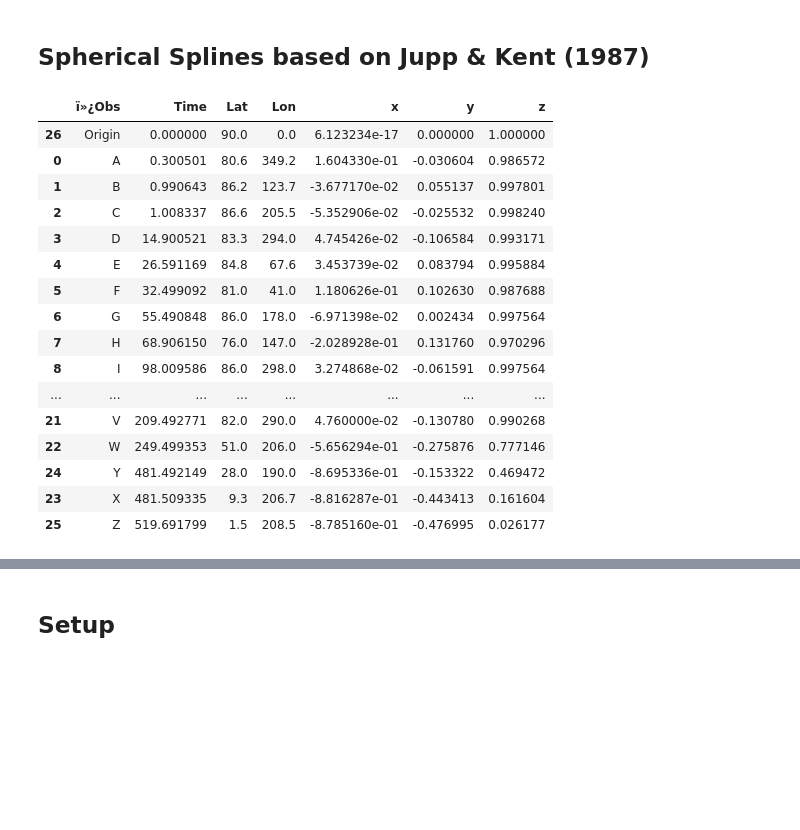
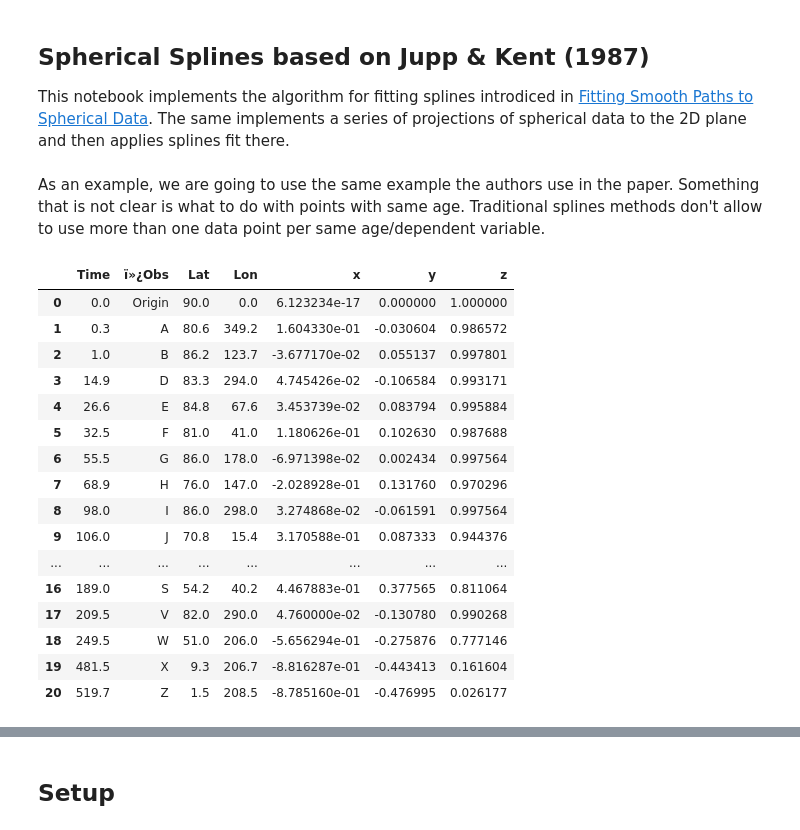
Before and after one commit to PolarWandering/PaleoStats, a Jupyter notebook: Spherical_Splines.ipynb, the cells around one changed output, grey strips where cells are left out. Drawn from its saved outputs; the diff is of its cells as text; code cells hidden in the pictures; blank space fills up the shorter version.

```diff
--- a/Spherical_Splines.ipynb
+++ b/Spherical_Splines.ipynb
@@ -1,5 +1,7 @@
 # %% [markdown]
 ## Spherical Splines based on Jupp & Kent (1987)
+
+This notebook implements the algorithm for fitting splines introdiced in [Fitting Smooth Paths to Spherical Data](https://www.jstor.org/stable/2347843). The same implements a series of projections of spherical data to the 2D plane and then applies splines fit there.
 # %%
 import pandas as pd
 import numpy as np
@@ -18,41 +20,49 @@ import seaborn as sns
 plt.rcParams["figure.figsize"] = (15, 20)
 
 from utils.geometry import cartesian2spherical, spherical2cartesian
+# %% [markdown]
+As an example, we are going to use the same example the authors use in the paper. Something that is not clear is what to do with points with same age. Traditional splines methods don't allow to use more than one data point per same age/dependent variable.
 # %%
 df = pd.read_csv('data/Jupp-etal-1987_dataset.csv', encoding="cp1254")
 
-# In order to do splines, we need the time coordinate to be strictly increasing. This is a little bit annoying, so for now
-# I will add a small noise to the time column so to ignore this.
-df.Time += 0.01 * np.random.uniform(-1,1,df.shape[0])
-
 # We also manually add a fixed point in the origin of coordinates
 df.loc[df.shape[0]] = ['Origin', 0, 90., 0]
+#df.at[24, 'Time'] = 470.0
+
+# In order to do splines, we need the time coordinate to be strictly increasing. This is a little bit annoying, so for now
+# we replace poles with same age by picking the first one in the age
+df = df.groupby(['Time']).first().reset_index()
+
+#df['Lat'] = 90 - df['Time'] * 0.1
+#df['Lon'] = df['Time'] * 0.05
 
 # Add cartesian coordinates
 df['x'] = df.apply(lambda row: spherical2cartesian([np.radians(row["Lat"]), np.radians(row.Lon)])[0], axis=1)
 df['y'] = df.apply(lambda row: spherical2cartesian([np.radians(row["Lat"]), np.radians(row.Lon)])[1], axis=1)
 df['z'] = df.apply(lambda row: spherical2cartesian([np.radians(row["Lat"]), np.radians(row.Lon)])[2], axis=1)
 
 df = df.sort_values(by='Time')
+# Filter the last points that for some reason are crashing the method
+#df = df[df['Time'] < 400]
 df
 # %% [output]
-|  | ï»¿Obs | Time | Lat | Lon | x | y | z |
-| 26 | Origin | 0.000000 | 90.0 | 0.0 | 6.123234e-17 | 0.000000 | 1.000000 |
-| 0 | A | 0.300501 | 80.6 | 349.2 | 1.604330e-01 | -0.030604 | 0.986572 |
-| 1 | B | 0.990643 | 86.2 | 123.7 | -3.677170e-02 | 0.055137 | 0.997801 |
-| 2 | C | 1.008337 | 86.6 | 205.5 | -5.352906e-02 | -0.025532 | 0.998240 |
-| 3 | D | 14.900521 | 83.3 | 294.0 | 4.745426e-02 | -0.106584 | 0.993171 |
-| 4 | E | 26.591169 | 84.8 | 67.6 | 3.453739e-02 | 0.083794 | 0.995884 |
-| 5 | F | 32.499092 | 81.0 | 41.0 | 1.180626e-01 | 0.102630 | 0.987688 |
-| 6 | G | 55.490848 | 86.0 | 178.0 | -6.971398e-02 | 0.002434 | 0.997564 |
-| 7 | H | 68.906150 | 76.0 | 147.0 | -2.028928e-01 | 0.131760 | 0.970296 |
-| 8 | I | 98.009586 | 86.0 | 298.0 | 3.274868e-02 | -0.061591 | 0.997564 |
+|  | Time | ï»¿Obs | Lat | Lon | x | y | z |
+| 0 | 0.0 | Origin | 90.0 | 0.0 | 6.123234e-17 | 0.000000 | 1.000000 |
+| 1 | 0.3 | A | 80.6 | 349.2 | 1.604330e-01 | -0.030604 | 0.986572 |
+| 2 | 1.0 | B | 86.2 | 123.7 | -3.677170e-02 | 0.055137 | 0.997801 |
+| 3 | 14.9 | D | 83.3 | 294.0 | 4.745426e-02 | -0.106584 | 0.993171 |
+| 4 | 26.6 | E | 84.8 | 67.6 | 3.453739e-02 | 0.083794 | 0.995884 |
+| 5 | 32.5 | F | 81.0 | 41.0 | 1.180626e-01 | 0.102630 | 0.987688 |
+| 6 | 55.5 | G | 86.0 | 178.0 | -6.971398e-02 | 0.002434 | 0.997564 |
+| 7 | 68.9 | H | 76.0 | 147.0 | -2.028928e-01 | 0.131760 | 0.970296 |
+| 8 | 98.0 | I | 86.0 | 298.0 | 3.274868e-02 | -0.061591 | 0.997564 |
+| 9 | 106.0 | J | 70.8 | 15.4 | 3.170588e-01 | 0.087333 | 0.944376 |
 | ... | ... | ... | ... | ... | ... | ... | ... |
-| 21 | V | 209.492771 | 82.0 | 290.0 | 4.760000e-02 | -0.130780 | 0.990268 |
-| 22 | W | 249.499353 | 51.0 | 206.0 | -5.656294e-01 | -0.275876 | 0.777146 |
-| 24 | Y | 481.492149 | 28.0 | 190.0 | -8.695336e-01 | -0.153322 | 0.469472 |
-| 23 | X | 481.509335 | 9.3 | 206.7 | -8.816287e-01 | -0.443413 | 0.161604 |
-| 25 | Z | 519.691799 | 1.5 | 208.5 | -8.785160e-01 | -0.476995 | 0.026177 |
+| 16 | 189.0 | S | 54.2 | 40.2 | 4.467883e-01 | 0.377565 | 0.811064 |
+| 17 | 209.5 | V | 82.0 | 290.0 | 4.760000e-02 | -0.130780 | 0.990268 |
+| 18 | 249.5 | W | 51.0 | 206.0 | -5.656294e-01 | -0.275876 | 0.777146 |
+| 19 | 481.5 | X | 9.3 | 206.7 | -8.816287e-01 | -0.443413 | 0.161604 |
+| 20 | 519.7 | Z | 1.5 | 208.5 | -8.785160e-01 | -0.476995 | 0.026177 |
 # %%
 plt.figure(figsize=(10,10))
 ax = plt.axes(projection=ccrs.Orthographic(central_latitude=90))
```
Also changed, not shown: parts of 39 cells of this notebook.
